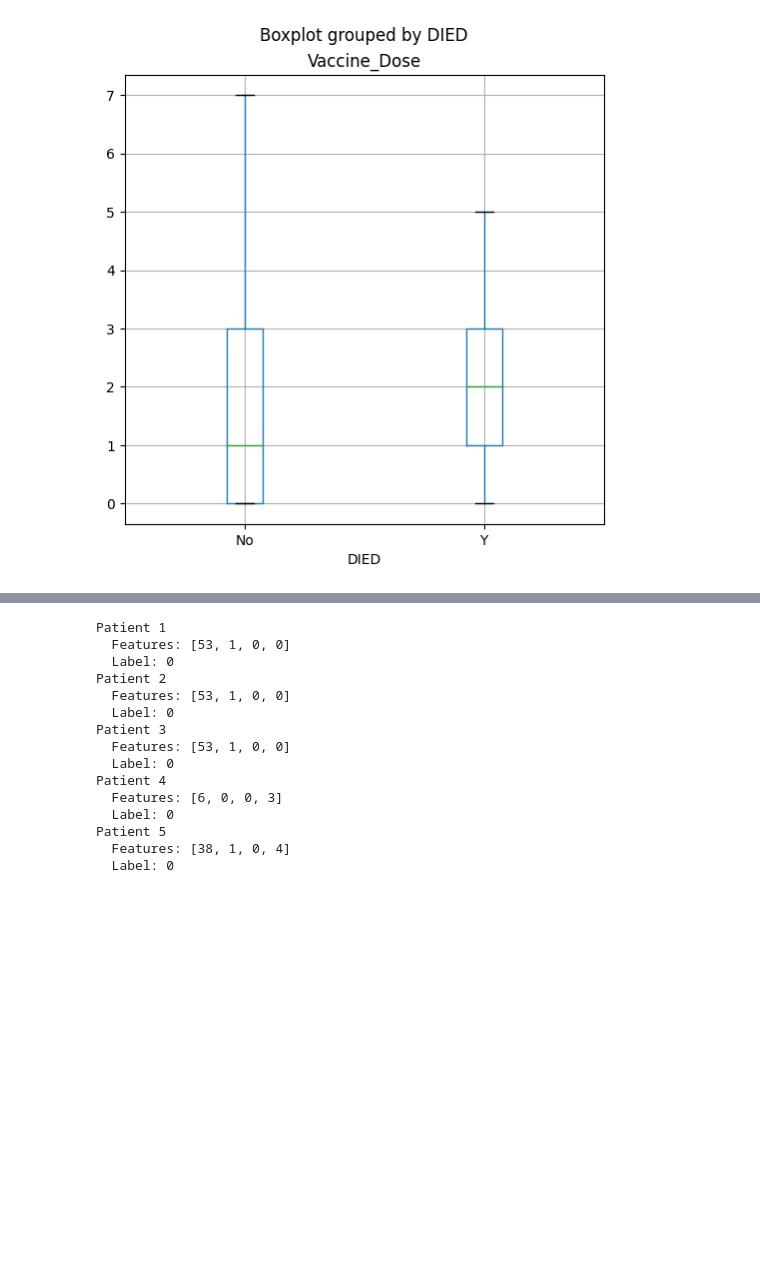
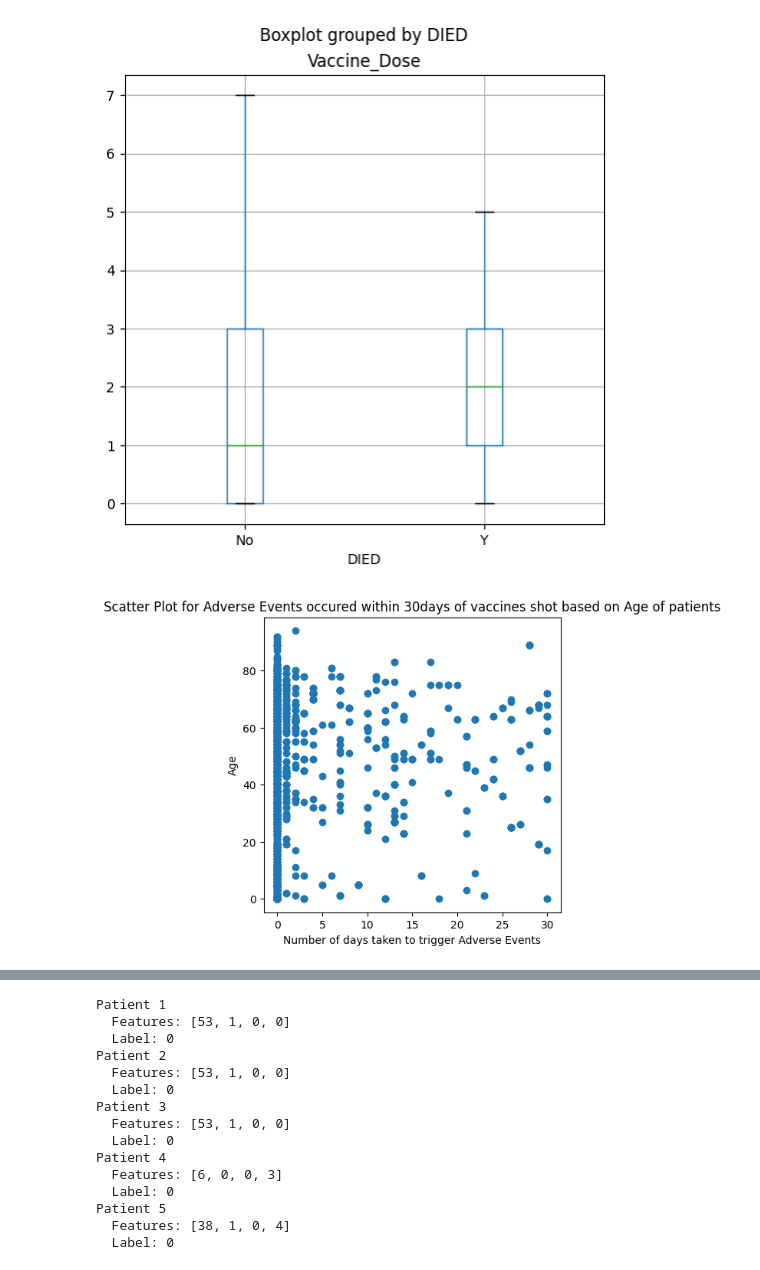
Before and after one commit to DivyaSadhana/PV-Supervised-ML, a Jupyter notebook: Supervised_Machine_Learning_for_Pharmacovigilance.ipynb, the cells around one changed output, grey strips where cells are left out. Saved outputs shown, nothing was run; the diff lists cells and outputs as text; code cells hidden in the pictures; blank space fills up the shorter version.

```diff
--- a/Supervised_Machine_Learning_for_Pharmacovigilance.ipynb
+++ b/Supervised_Machine_Learning_for_Pharmacovigilance.ipynb
@@ -216,6 +215,16 @@ for col in features:
 [figure]
 [figure]
 [figure]
+# %%
+#Create Scatter Plot for Age Vs Number of days taken to trigger Adverse Events
+plt.figure(figsize=(5,5))
+plt.title('Scatter Plot for Adverse Events occured within 30days of vaccines shot based on Age of patients')
+plt.scatter(x=Required_Data.Number_of_Days_for_Event_Onset,y=Required_Data.AGE)
+plt.xlabel('Number of days taken to trigger Adverse Events')
+plt.ylabel('Age')
+plt.show()
+# %% [output]
+[figure, added]
 # %%
 #Remove the rows in dataframe where 'SEX' has been included as 'Unknown' since we are building model on gender specific details.
 #index selects the index of rows which passes the condition.
```
Also changed, not shown: parts of 13 cells of this notebook.
